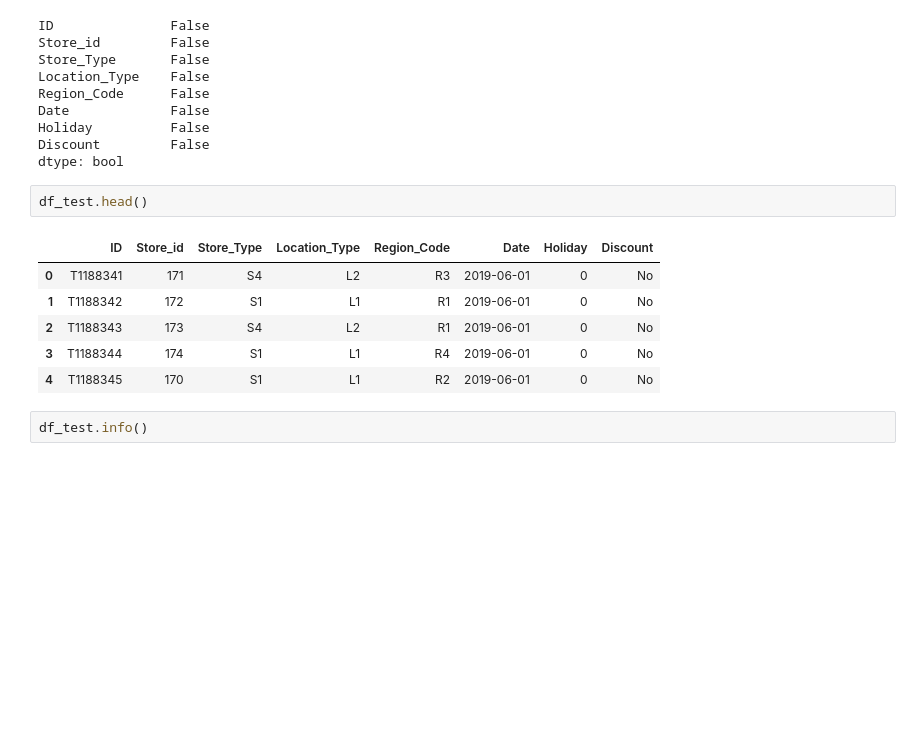
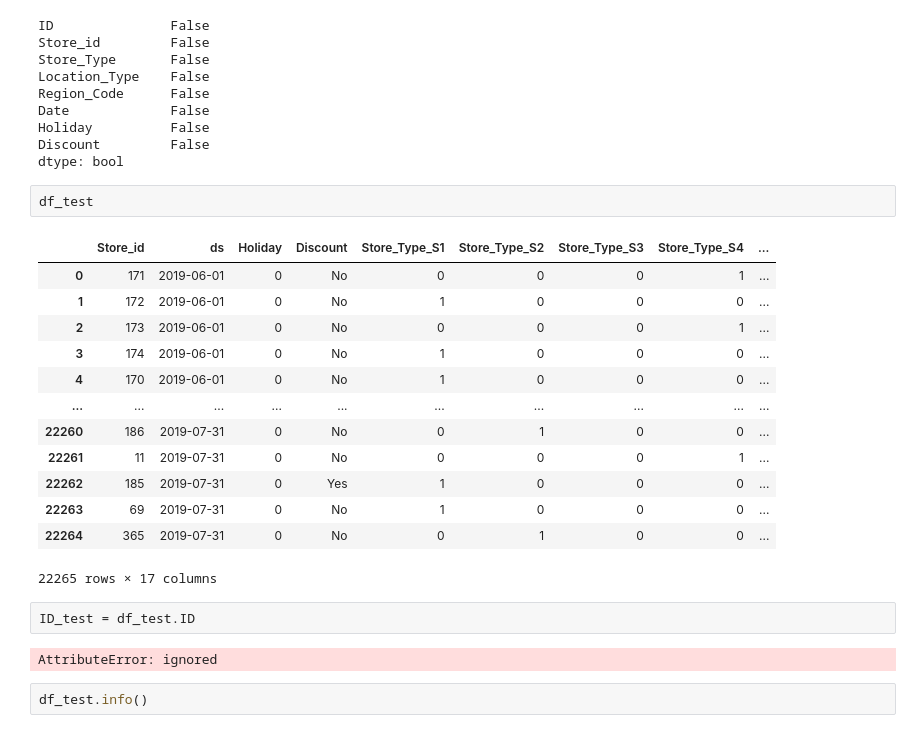
Before and after one commit to Chiragks-1/Chiragks-1, a Jupyter notebook: Jobathon1.ipynb, the cells around one changed output. Saved outputs shown, nothing was run; the diff lists cells and outputs as text; blank space fills up the shorter version.

```diff
--- a/Jobathon1.ipynb
+++ b/Jobathon1.ipynb
@@ -86,14 +93,25 @@ Holiday          False
 Discount         False
 dtype: bool
 # %%
-df_test.head()
+df_test
 # %% [output]
-|  | ID | Store_id | Store_Type | Location_Type | Region_Code | Date | Holiday | Discount |
-| 0 | T1188341 | 171 | S4 | L2 | R3 | 2019-06-01 | 0 | No |
-| 1 | T1188342 | 172 | S1 | L1 | R1 | 2019-06-01 | 0 | No |
-| 2 | T1188343 | 173 | S4 | L2 | R1 | 2019-06-01 | 0 | No |
-| 3 | T1188344 | 174 | S1 | L1 | R4 | 2019-06-01 | 0 | No |
-| 4 | T1188345 | 170 | S1 | L1 | R2 | 2019-06-01 | 0 | No |
+|  | Store_id | ds | Holiday | Discount | Store_Type_S1 | Store_Type_S2 | Store_Type_S3 | Store_Type_S4 | ... |
+| 0 | 171 | 2019-06-01 | 0 | No | 0 | 0 | 0 | 1 | ... |
+| 1 | 172 | 2019-06-01 | 0 | No | 1 | 0 | 0 | 0 | ... |
+| 2 | 173 | 2019-06-01 | 0 | No | 0 | 0 | 0 | 1 | ... |
+| 3 | 174 | 2019-06-01 | 0 | No | 1 | 0 | 0 | 0 | ... |
+| 4 | 170 | 2019-06-01 | 0 | No | 1 | 0 | 0 | 0 | ... |
+| ... | ... | ... | ... | ... | ... | ... | ... | ... | ... |
+| 22260 | 186 | 2019-07-31 | 0 | No | 0 | 1 | 0 | 0 | ... |
+| 22261 | 11 | 2019-07-31 | 0 | No | 0 | 0 | 0 | 1 | ... |
+| 22262 | 185 | 2019-07-31 | 0 | Yes | 1 | 0 | 0 | 0 | ... |
+| 22263 | 69 | 2019-07-31 | 0 | No | 1 | 0 | 0 | 0 | ... |
+| 22264 | 365 | 2019-07-31 | 0 | No | 0 | 1 | 0 | 0 | ... |
+22265 rows × 17 columns
+# %%
+ID_test = df_test.ID
+# %% [output]
+AttributeError: ignored
 # %%
 df_test.info()
 # %% [output]
```
Also changed, not shown: parts of 15 cells of this notebook.
